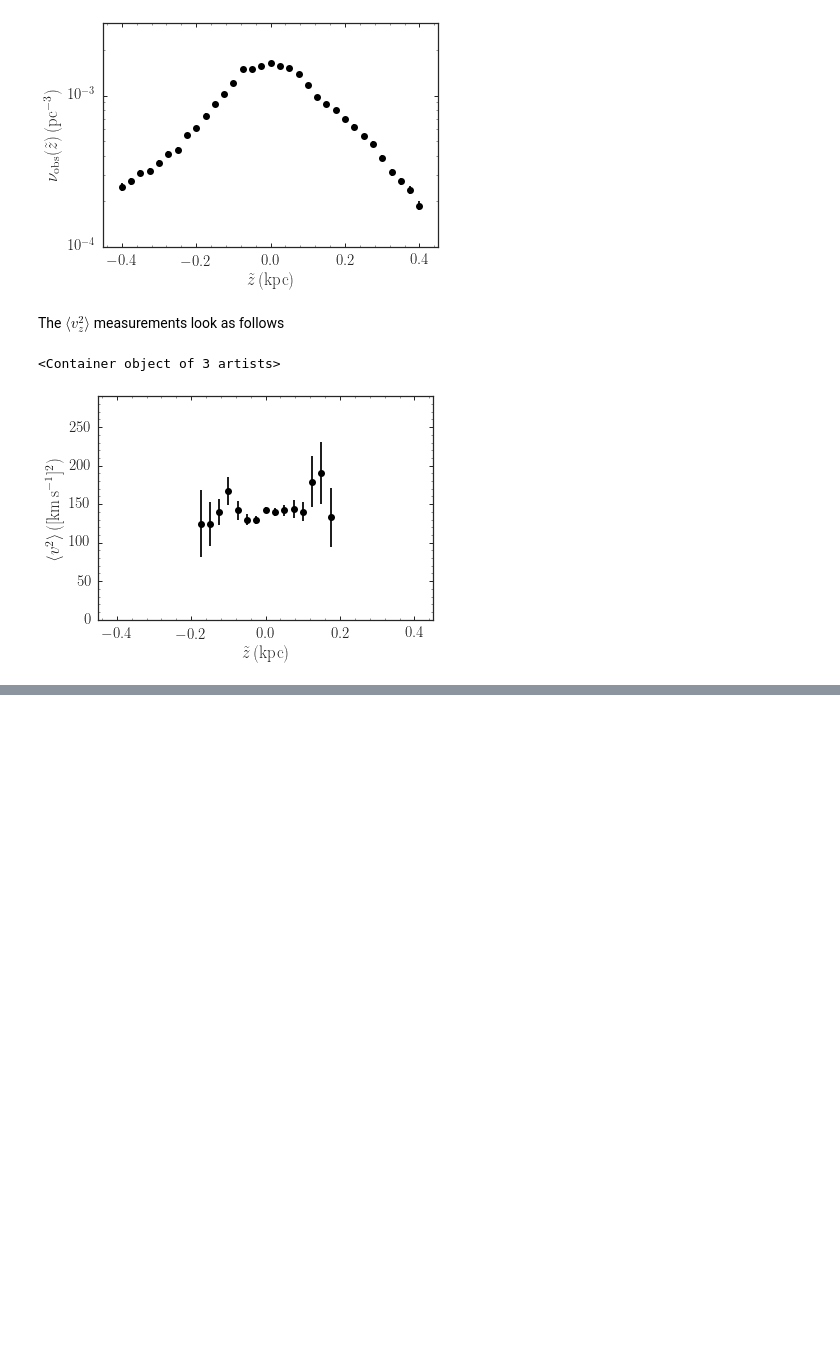
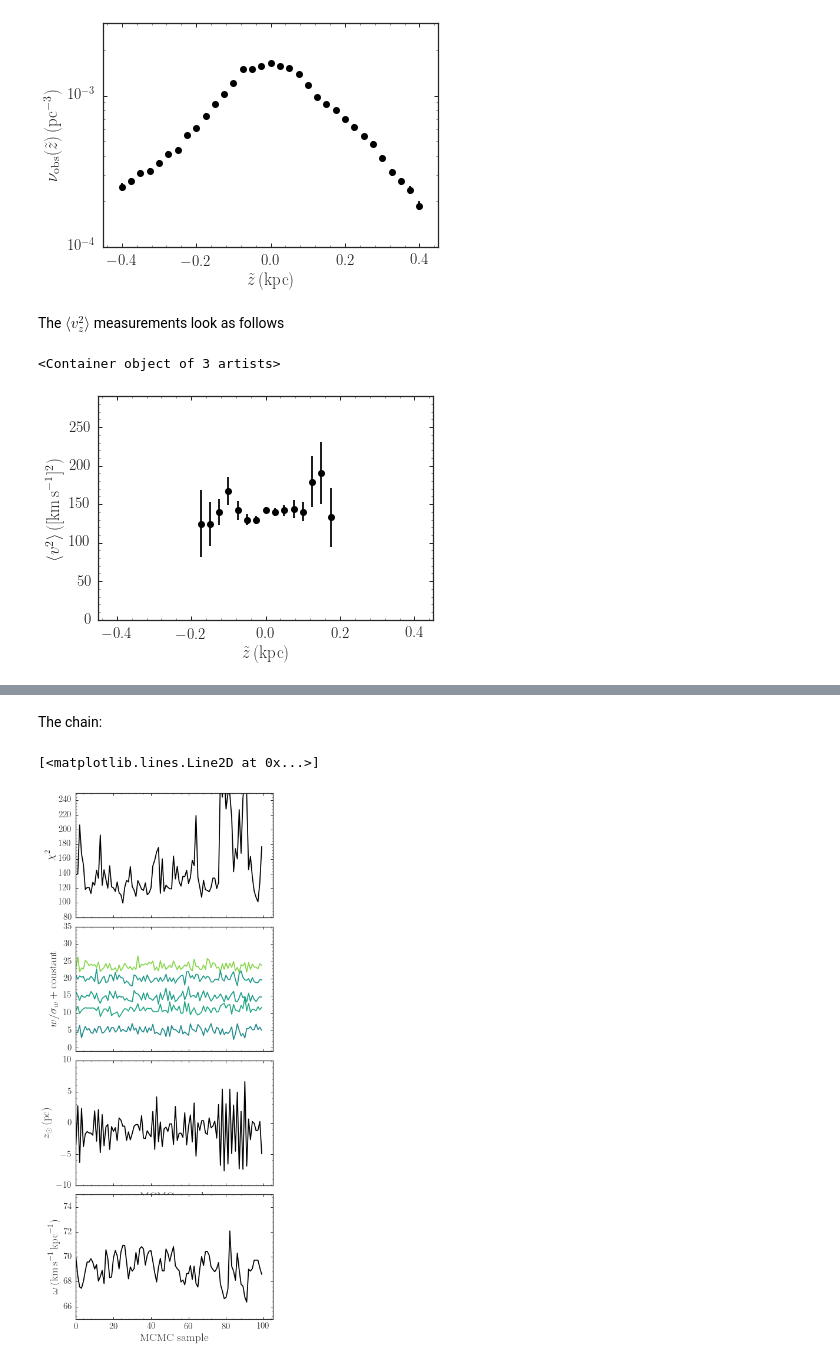
Before and after one commit to jobovy/simple-m2m, a Jupyter notebook: py/HOM2M_Fstar.ipynb, the cells around one changed output, grey strips where cells are left out. Drawn from its saved outputs; the diff is of its cells as text; code cells hidden in the pictures; blank space fills up the shorter version.

```diff
--- a/py/HOM2M_Fstar.ipynb
+++ b/py/HOM2M_Fstar.ipynb
@@ -252,0 +251,14 @@ gca().xaxis.set_major_formatter(FuncFormatter(
+# %%
+savefilename= 'fstar_data_v2.sav'
+if os.path.exists(savefilename):
+    with open(savefilename,'rb') as savefile:
+        out= (pickle.load(savefile),)
+        while True:
+            try:
+                out= out+(pickle.load(savefile),)
+            except EOFError:
+                break
+    w_out,z_final,vz_final,omega_out,zsun_out,z_obs,dens_obs,dens_obs_noise,v2_obs,v2_obs_noise,w_init= out
+else:
+    save_pickles(savefilename,w_out,z_final,vz_final,omega_out,zsun_out,
+                z_obs,dens_obs,dens_obs_noise,v2_obs,v2_obs_noise,w_init)
@@ -252,0 +307,45 @@ gca().xaxis.set_major_formatter(FuncFormatter(
+# %% [markdown]
+The chain:
+# %%
+A_m2m_sam, _= hom2m.zvz_to_Aphi(z_sam[0],vz_sam[0],omega_sam[0]) # Make sure to lign up A_m2m and sampling orbits
+figsize(6,16)
+gs= gridspec.GridSpec(4,1,hspace=0.075,wspace=0.0)
+subplot(gs[0])
+bovy_plot.bovy_plot(numpy.nansum(Q_sam,axis=1),gcf=True,color='k',
+                   ylabel=r'$\chi^2$',
+                   xrange=[0.,nsamples*1.05],
+                   yrange=[80.,250.])
+gca().xaxis.set_major_formatter(NullFormatter())
+subplot(gs[1])
+nran= 5
+rndindx= numpy.random.permutation(len(w_sam[0]))[:nran-1]
+# Add a weight near in A_m2m to the weight with the 2nd largest A_m2m
+medA= A_m2m_sam[rndindx][numpy.argsort(A_m2m_sam[rndindx])[-3]]
+newi= numpy.argmin(numpy.fabs(A_m2m_sam-medA+0.005))
+rndindx= list(rndindx)
+rndindx.append(newi)
+rndindx= numpy.array(rndindx,dtype='int')
+sindx= numpy.argsort(numpy.argsort(numpy.nanmean(w_sam[:,rndindx],axis=0)))
+for ii,jj in enumerate(rndindx):
+    bovy_plot.bovy_plot(w_sam[:,jj]/numpy.nanstd(w_sam[:,jj])+5*sindx[ii],'-',
+                        color=cm.viridis(A_m2m_sam[jj]*numpy.sqrt(omega_out[0]/100.)/.3),
+                        xrange=[0.,nsamples*1.05],
+                        yrange=[-1,35],
+                        ylabel=r'$w/\sigma_w+\mathrm{constant}$',gcf=True,overplot=ii>0)
+gca().xaxis.set_major_formatter(NullFormatter())
+subplot(gs[2])
+bovy_plot.bovy_plot(zsun_sam*1000.,gcf=True,color='k',
+                    xlabel=r'$\mathrm{MCMC\ sample}$',
+                    ylabel=r'$z_\odot\,(\mathrm{pc})$',
+                    xrange=[0.,nsamples*1.05],
+                    yrange=[-10.,10.])
+gca().xaxis.set_major_formatter(NullFormatter())
+subplot(gs[3])
+bovy_plot.bovy_plot(omega_sam,gcf=True,color='k',
+                    xlabel=r'$\mathrm{MCMC\ sample}$',
+                    ylabel=r'$\omega\,(\mathrm{km\,s}^{-1}\,\mathrm{kpc}^{-1})$',
+                    xrange=[0.,nsamples*1.05],
+                    yrange=[65.,75.])
+# %% [output]
+[<matplotlib.lines.Line2D at 0x...>]
+[figure, added]
```
Also changed, not shown: parts of 10 cells of this notebook.
